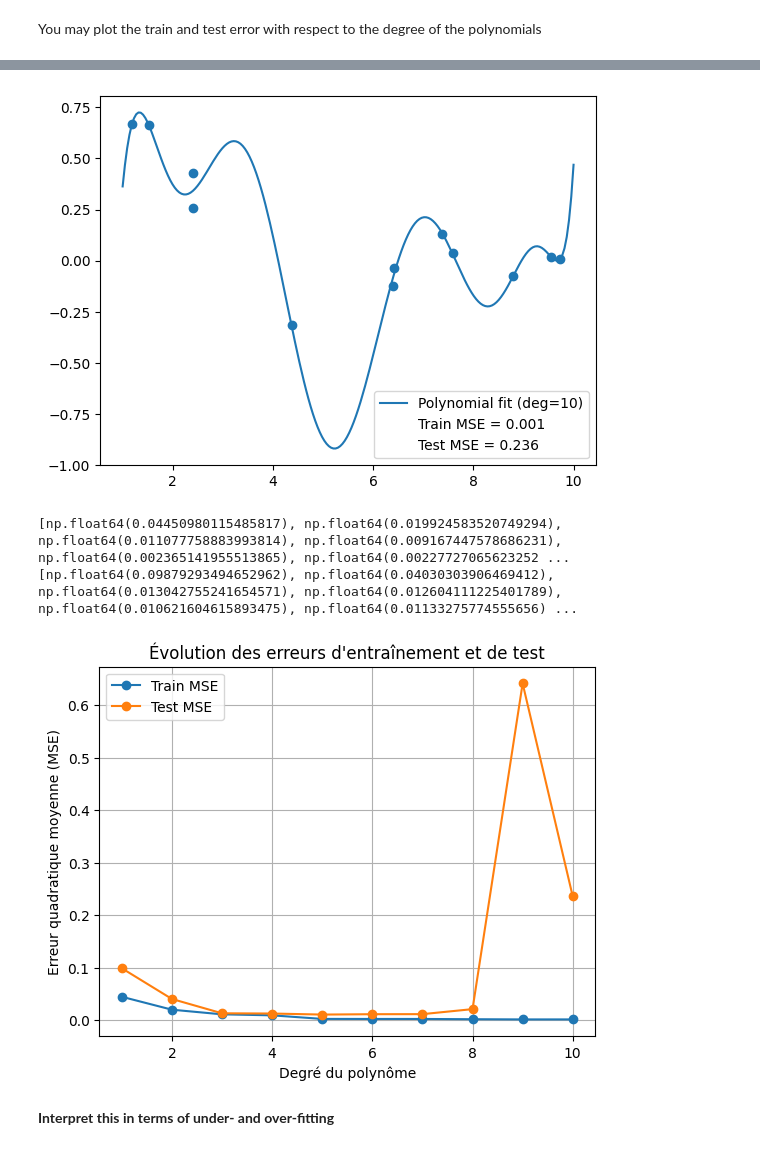
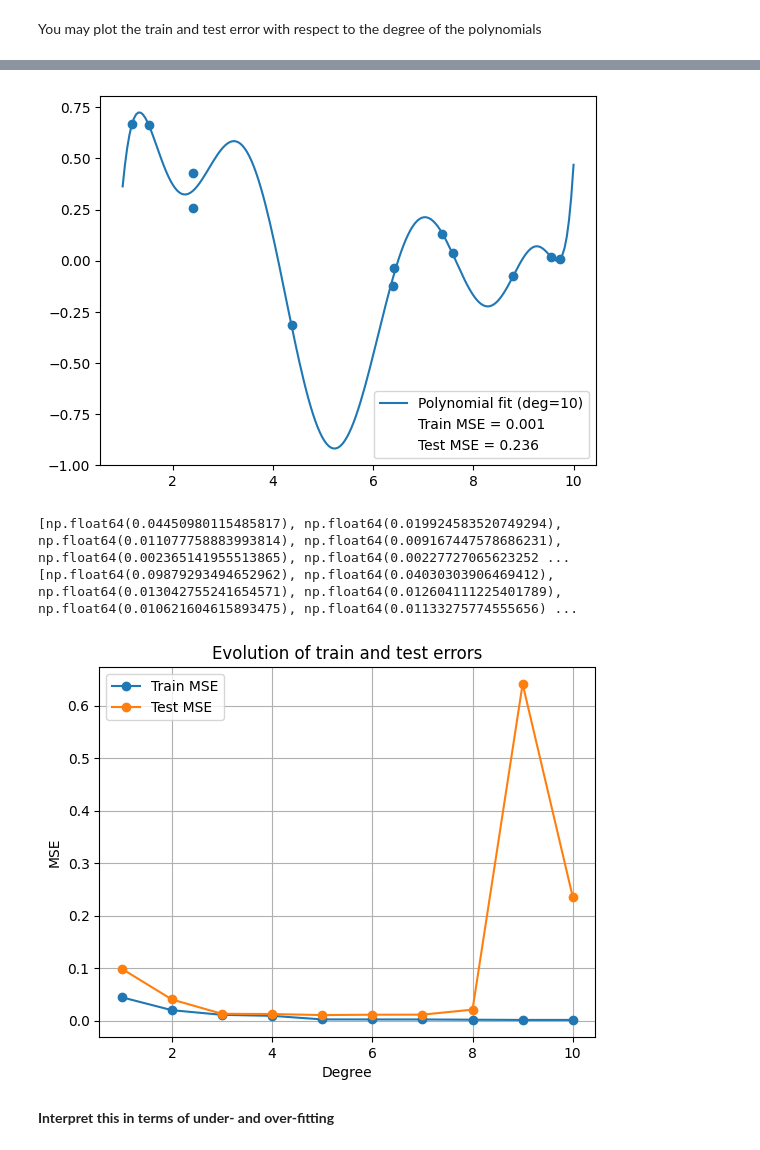
Before and after one commit to audreybvt/ML, a Jupyter notebook: Lab 2 - Linear regression.ipynb, the cells around one changed output, grey strips where cells are left out. Saved outputs shown, nothing was run; the diff lists cells and outputs as text; code cells hidden in the pictures.

```diff
--- a/Lab 2 - Linear regression.ipynb
+++ b/Lab 2 - Linear regression.ipynb
@@ -476,38 +476,38 @@ for k in range(1, 11):
     test_errors.append(test_mse)
     train_errors.append(train_mse)
 
     plt.scatter(X_train, y_train)
     plt.plot(x_curve, y_predicted_curve, label=f"Polynomial fit (deg={k})")
-    plt.plot([], [], ' ', label=f"Train MSE = {train_mse:.3f}") #I asked chat gpt to know how to put the 3 labels in a nice way
+    plt.plot([], [], ' ', label=f"Train MSE = {train_mse:.3f}")
     plt.plot([], [], ' ', label=f"Test MSE = {test_mse:.3f}")
     plt.legend()
     plt.show()
 
 print(train_errors)
 print(test_errors)
 
 plt.plot(range(1, 11), train_errors, marker='o', label="Train MSE")
 plt.plot(range(1, 11), test_errors, marker='o', label="Test MSE")
-plt.xlabel("Degré du polynôme")
-plt.ylabel("Erreur quadratique moyenne (MSE)")
-plt.title("Évolution des erreurs d'entraînement et de test")
+plt.xlabel("Degree")
+plt.ylabel("MSE")
+plt.title("Evolution of train and test errors")
 plt.legend()
 plt.grid(True)
 plt.show()
 # %% [output]
 [figure]
 [figure]
 [figure]
 [figure]
 [figure]
 [figure]
 [figure]
 [figure]
 [figure]
 [figure]
 [np.float64(0.04450980115485817), np.float64(0.019924583520749294), np.float64(0.011077758883993814), np.float64(0.009167447578686231), np.float64(0.002365141955513865), np.float64(0.00227727065623252 ...
 [np.float64(0.09879293494652962), np.float64(0.04030303906469412), np.float64(0.013042755241654571), np.float64(0.012604111225401789), np.float64(0.010621604615893475), np.float64(0.01133275774555656) ...
-[figure, old version]
+[figure, new version]
 # %% [markdown]
 **Interpret this in terms of under- and over-fitting**
 # %%
```
